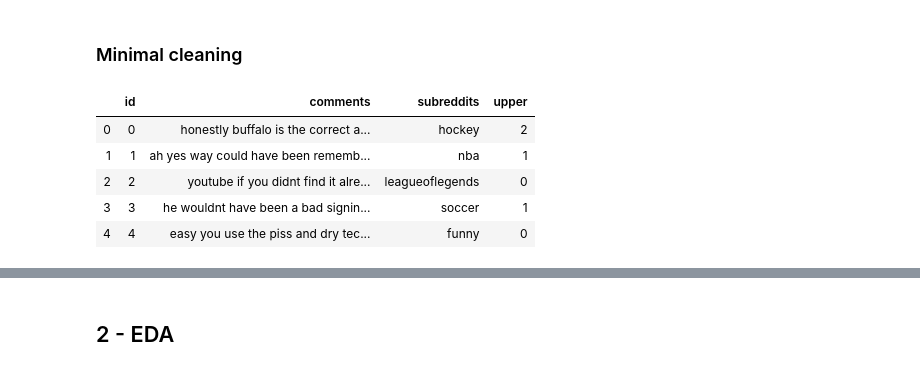
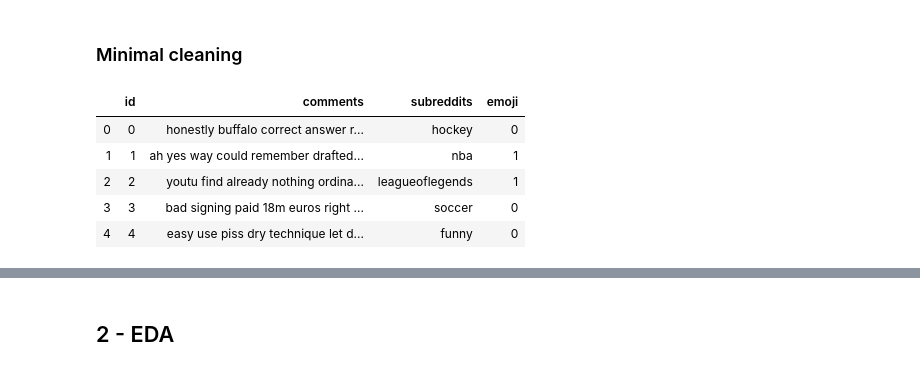
Before and after one commit to Vasukhanna007/Reddit-Post-Classification, a Jupyter notebook: notebooks/EDA.ipynb, the cells around one changed output, grey strips where cells are left out. Drawn from its saved outputs; the diff is of its cells as text; code cells hidden in the pictures.

```diff
--- a/notebooks/EDA.ipynb
+++ b/notebooks/EDA.ipynb
@@ -21,29 +27,55 @@ train.head()
 | 2 | 2 | https://youtu.be/6xxbBR8iSZ0?t=40... | leagueoflegends |
 | 3 | 3 | He wouldn't have been a bad signi... | soccer |
 | 4 | 4 | Easy. You use the piss and dry te... | funny |
+# %%
+train['comments'] = train['comments'].str.replace(',','')
+funny = train[train['subreddits'] == 'funny']
+funny.to_csv("funny.csv")
 # %% [markdown]
 ### Minimal cleaning
+# %%
+emoji_regex1 = r"(?::|;|=)(?:-)?(?:\)|\(|D|P)"
+emoji_regex2 = r":\/"
+
+def contains_emoji(comment):
+    match1 = re.search(emoji_regex1, comment)
+    match2 = re.search(emoji_regex2, comment)
+    if match1:
+        return 1
+    elif match2:
+        return 1
+    return 0
+
+train['emoji'] = train['comments'].apply(contains_emoji)
 # %%
 def replace_link(word):
     if 'http' in word:
-        search = re.search(r'(http[s]?:\/\/)(.*?)(\/.*)', link)
+        search = re.search(r'(http[s]?:\/\/)(.*?)(\/.*)', word)
         if search:
             return search.group(2)
         else:
             return word
     else:
         return word
 
-train['upper'] = train['comments'].apply(lambda x: len([x for x in x.split() if x.isupper()]))
 train['comments'] = train['comments'].apply(lambda x: " ".join(w.lower() for w in x.split()))
 train['comments'] = train['comments'].apply(lambda x: " ".join(replace_link(w) for w in x.split()))
-train['comments'] = train['comments'].str.replace('[^\w\s]','') # removing punctuation
+
+# removing punctuation
+train['comments'] = train['comments'].str.replace('&gt',' ')
+train['comments'] = train['comments'].str.replace('[^\w\s]',' ')
+train['comments'] = train['comments'].str.replace('_',' ')
+
+# Remove stopwords
+stop = stopwords.words('english')
+train['comments'] = train['comments'].apply(lambda x: " ".join(x for x in x.split() if x not in stop))
+
 train.head()
 # %% [output]
-|  | id | comments | subreddits | upper |
-| 0 | 0 | honestly buffalo is the correct a... | hockey | 2 |
-| 1 | 1 | ah yes way could have been rememb... | nba | 1 |
-| 2 | 2 | youtube if you didnt find it alre... | leagueoflegends | 0 |
-| 3 | 3 | he wouldnt have been a bad signin... | soccer | 1 |
-| 4 | 4 | easy you use the piss and dry tec... | funny | 0 |
+|  | id | comments | subreddits | emoji |
+| 0 | 0 | honestly buffalo correct answer r... | hockey | 0 |
+| 1 | 1 | ah yes way could remember drafted... | nba | 1 |
+| 2 | 2 | youtu find already nothing ordina... | leagueoflegends | 1 |
+| 3 | 3 | bad signing paid 18m euros right ... | soccer | 0 |
+| 4 | 4 | easy use piss dry technique let d... | funny | 0 |
 # %%
```
Also changed, not shown: parts of 4 cells of this notebook, 3 other files.
